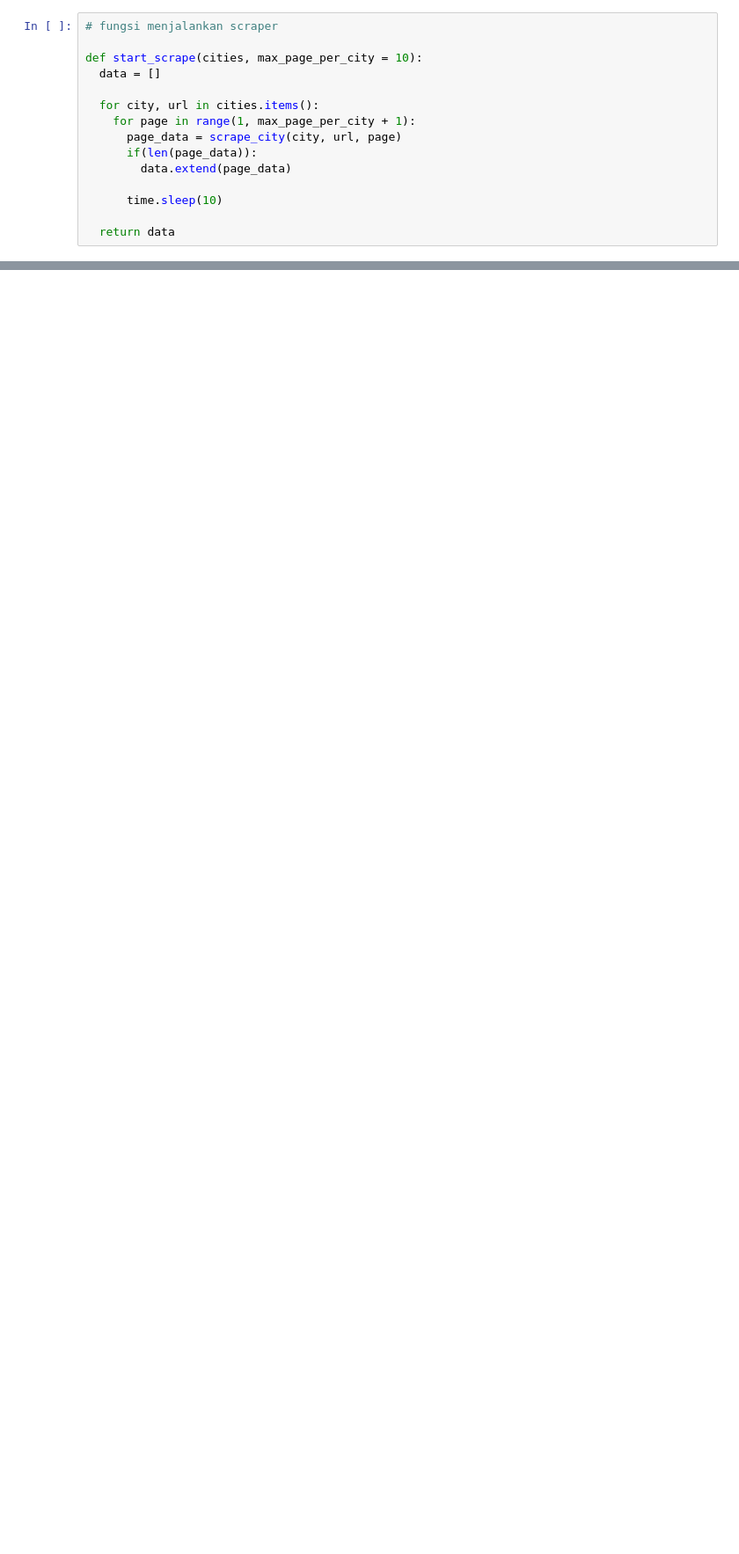
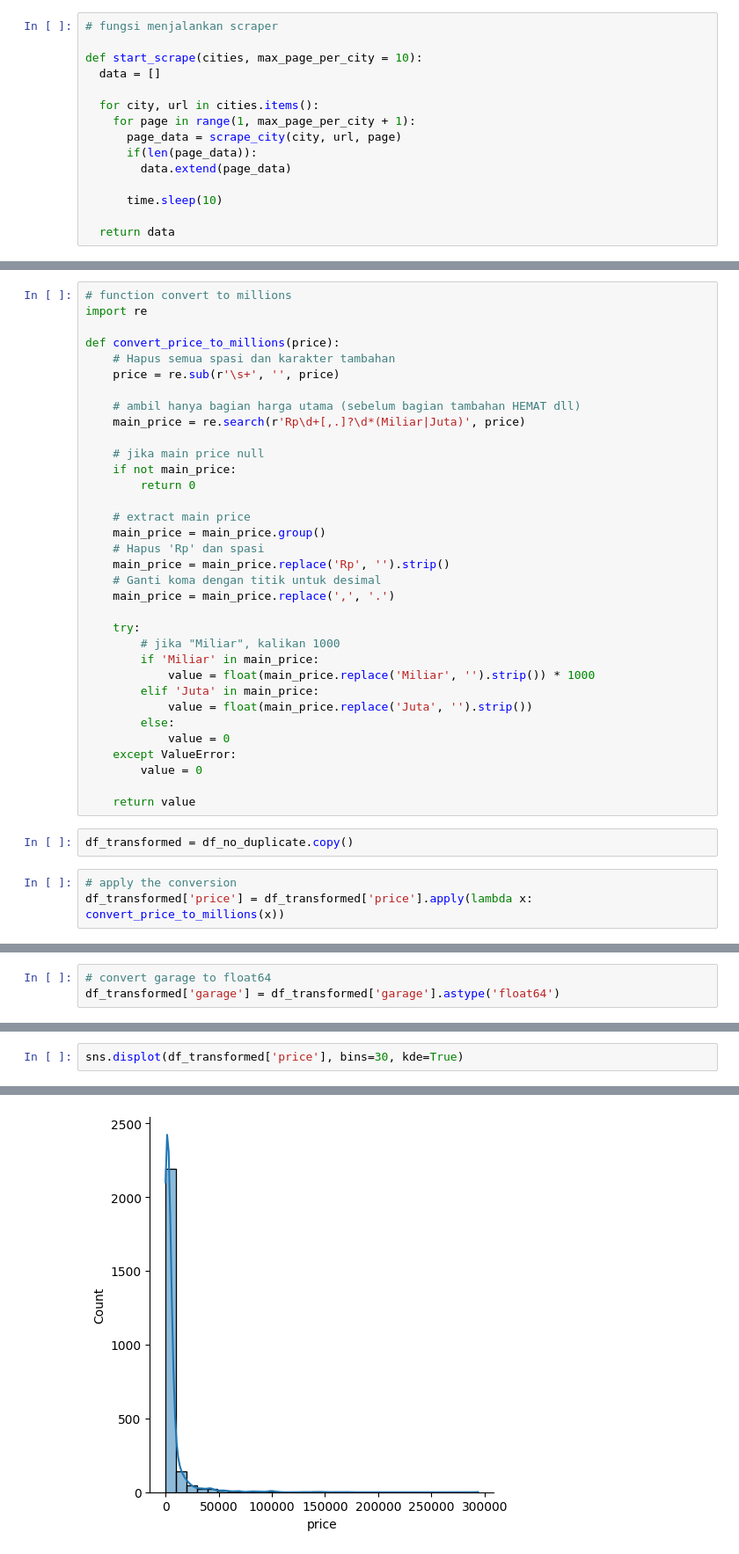
Before and after one commit to mfachrulrazy/end-to-end-ml-project, a Jupyter notebook: 01_dataprep.ipynb, the cells around one changed output, grey strips where cells are left out. Shown at 88% size. Drawn from its saved outputs; the diff is of its cells as text; blank space fills up the shorter version.

```diff
--- a/01_dataprep.ipynb
+++ b/01_dataprep.ipynb
@@ -143,0 +350,39 @@ df.to_csv("harga_rumah_id_timur.csv", index=False)
+# %%
+# function convert to millions
+import re
+
+def convert_price_to_millions(price):
+    # Hapus semua spasi dan karakter tambahan
+    price = re.sub(r'\s+', '', price)
+
+    # ambil hanya bagian harga utama (sebelum bagian tambahan HEMAT dll)
+    main_price = re.search(r'Rp\d+[,.]?\d*(Miliar|Juta)', price)
+
+    # jika main price null
+    if not main_price:
+        return 0
+
+    # extract main price
+    main_price = main_price.group()
+    # Hapus 'Rp' dan spasi
+    main_price = main_price.replace('Rp', '').strip()
+    # Ganti koma dengan titik untuk desimal
+    main_price = main_price.replace(',', '.')
+
+    try:
+        # jika "Miliar", kalikan 1000
+        if 'Miliar' in main_price:
+            value = float(main_price.replace('Miliar', '').strip()) * 1000
+        elif 'Juta' in main_price:
+            value = float(main_price.replace('Juta', '').strip())
+        else:
+            value = 0
+    except ValueError:
+        value = 0
+
+    return value
+# %%
+df_transformed = df_no_duplicate.copy()
+# %%
+# apply the conversion
+df_transformed['price'] = df_transformed['price'].apply(lambda x: convert_price_to_millions(x))
@@ -143,0 +417,3 @@ df.to_csv("harga_rumah_id_timur.csv", index=False)
+# %%
+# convert garage to float64
+df_transformed['garage'] = df_transformed['garage'].astype('float64')
@@ -143,0 +514,3 @@ df.to_csv("harga_rumah_id_timur.csv", index=False)
+# %%
+sns.displot(df_transformed['price'], bins=30, kde=True)
+# %% [output]
@@ -143,0 +518 @@ df.to_csv("harga_rumah_id_timur.csv", index=False)
+[figure, added]
```
Also changed, not shown: parts of 47 cells of this notebook, 1 other file.
